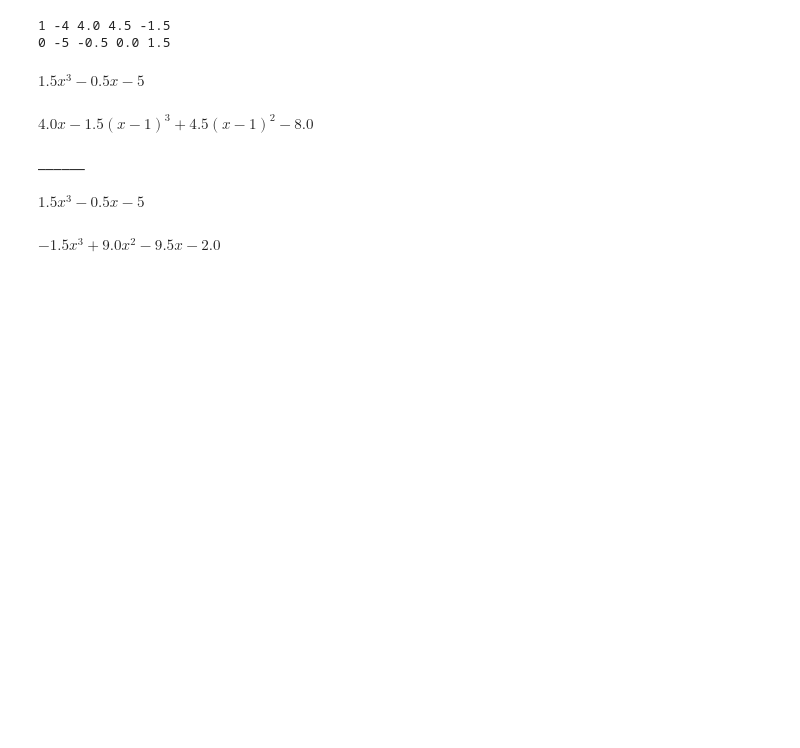
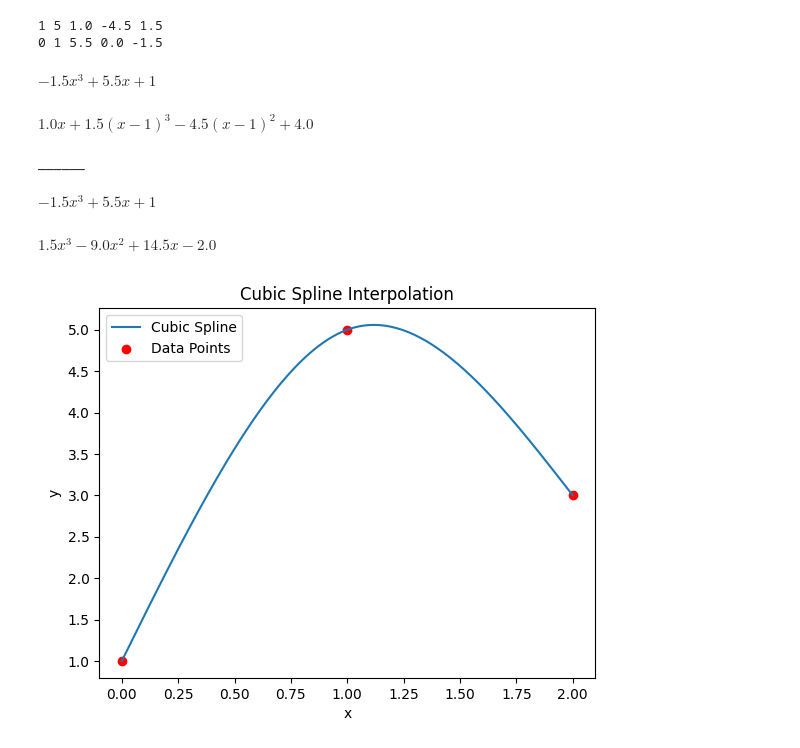
Before and after one commit to Josefu-zero/Taller04-MN, a Jupyter notebook: splines_complete.ipynb, the cells around one changed output. Cells and saved outputs as stored; diff of their text form; code cells hidden in the pictures; blank space fills up the shorter version.

```diff
--- a/splines_complete.ipynb
+++ b/splines_complete.ipynb
@@ -57,19 +57,40 @@ def cubic_spline(xs: list[float], ys: list[float]) -> list[sym.Symbol]:
         splines.append(S)
     splines.reverse()
     return splines
-# %%
-xs = [0, 1, 2]
-ys = [-5, -4, 3]
-
-splines = cubic_spline(xs=xs, ys=ys)
-_ = [display(s) for s in splines]
-print("______")
-_ = [display(s.expand()) for s in splines]
-# %% [output]
-1 -4 4.0 4.5 -1.5
-0 -5 -0.5 0.0 1.5
-$\displaystyle 1.5 x^{3} - 0.5 x - 5$
-$\displaystyle 4.0 x - 1.5 \left(x - 1\right)^{3} + 4.5 \left(x - 1\right)^{2} - 8.0$
-______
-$\displaystyle 1.5 x^{3} - 0.5 x - 5$
-$\displaystyle - 1.5 x^{3} + 9.0 x^{2} - 9.5 x - 2.0$
+# %%
+import numpy as np
+
+xs = [0, 1, 2]
+ys = [1, 5, 3]
+
+splines = cubic_spline(xs=xs, ys=ys)
+_ = [display(s) for s in splines]
+print("______")
+_ = [display(s.expand()) for s in splines]
+
+import matplotlib.pyplot as plt
+
+x_vals = np.linspace(min(xs), max(xs), 200)
+y_vals = np.zeros_like(x_vals)
+
+for i, S in enumerate(splines):
+    # Each spline is valid in [xs[i], xs[i+1]]
+    mask = (x_vals >= xs[i]) & (x_vals <= xs[i+1])
+    y_vals[mask] = [float(S.subs('x', x)) for x in x_vals[mask]]
+
+plt.plot(x_vals, y_vals, label='Cubic Spline')
+plt.scatter(xs, ys, color='red', label='Data Points')
+plt.legend()
+plt.xlabel('x')
+plt.ylabel('y')
+plt.title('Cubic Spline Interpolation')
+plt.show()
+# %% [output]
+1 5 1.0 -4.5 1.5
+0 1 5.5 0.0 -1.5
+$\displaystyle - 1.5 x^{3} + 5.5 x + 1$
+$\displaystyle 1.0 x + 1.5 \left(x - 1\right)^{3} - 4.5 \left(x - 1\right)^{2} + 4.0$
+______
+$\displaystyle - 1.5 x^{3} + 5.5 x + 1$
+$\displaystyle 1.5 x^{3} - 9.0 x^{2} + 14.5 x - 2.0$
+[figure, added]
```
Also changed, not shown: parts of 5 cells of this notebook, 1 other file.
